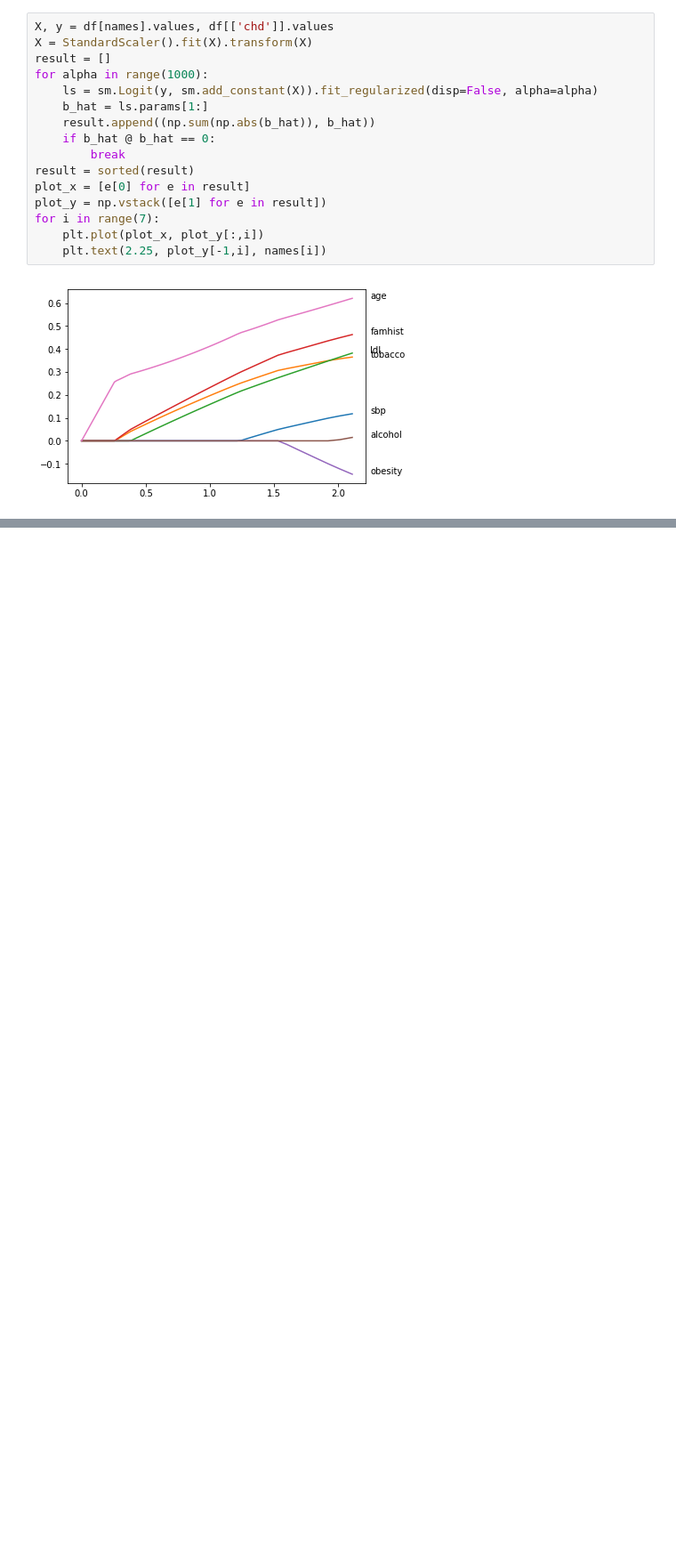
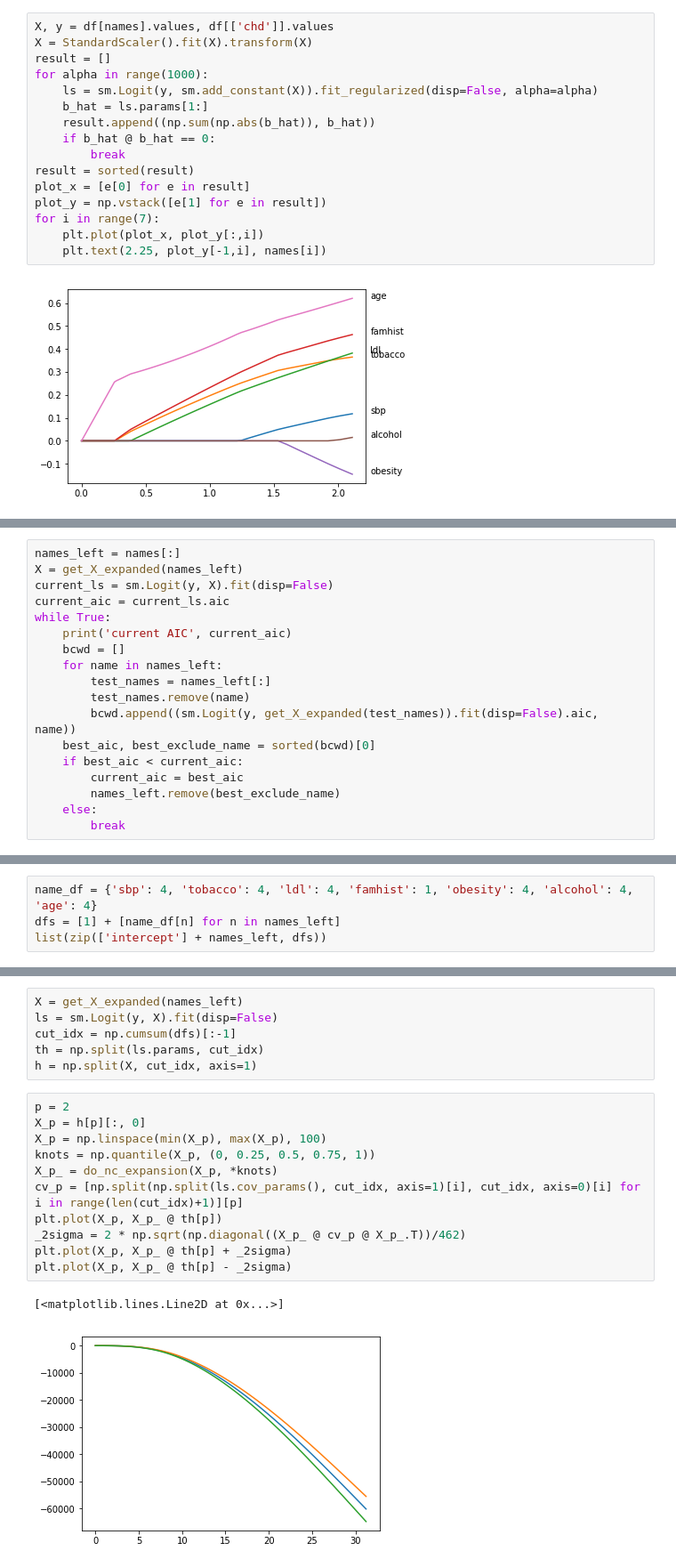
Before and after one commit to empathy87/The-Elements-of-Statistical-Learning-Python-Notebooks, a Jupyter notebook: examples/South African Heart Disease.ipynb, the cells around one changed output, grey strips where cells are left out. Shown at 89% size. Drawn from its saved outputs; the diff is of its cells as text; blank space fills up the shorter version.

Commit message:
basis expansion

```diff
--- a/examples/South African Heart Disease.ipynb
+++ b/examples/South African Heart Disease.ipynb
@@ -103,0 +138,18 @@ for i in range(7):
+# %%
+names_left = names[:]
+X = get_X_expanded(names_left)
+current_ls = sm.Logit(y, X).fit(disp=False)
+current_aic = current_ls.aic
+while True:
+    print('current AIC', current_aic)
+    bcwd = []
+    for name in names_left:
+        test_names = names_left[:]
+        test_names.remove(name)
+        bcwd.append((sm.Logit(y, get_X_expanded(test_names)).fit(disp=False).aic, name))
+    best_aic, best_exclude_name = sorted(bcwd)[0]
+    if best_aic < current_aic:
+        current_aic = best_aic
+        names_left.remove(best_exclude_name)
+    else:
+        break
@@ -103,0 +168,4 @@ for i in range(7):
+# %%
+name_df = {'sbp': 4, 'tobacco': 4, 'ldl': 4, 'famhist': 1, 'obesity': 4, 'alcohol': 4, 'age': 4}
+dfs = [1] + [name_df[n] for n in names_left]
+list(zip(['intercept'] + names_left, dfs))
@@ -103,0 +180,20 @@ for i in range(7):
+# %%
+X = get_X_expanded(names_left)
+ls = sm.Logit(y, X).fit(disp=False)
+cut_idx = np.cumsum(dfs)[:-1]
+th = np.split(ls.params, cut_idx)
+h = np.split(X, cut_idx, axis=1)
+# %%
+p = 2
+X_p = h[p][:, 0]
+X_p = np.linspace(min(X_p), max(X_p), 100)
+knots = np.quantile(X_p, (0, 0.25, 0.5, 0.75, 1))
+X_p_ = do_nc_expansion(X_p, *knots)
+cv_p = [np.split(np.split(ls.cov_params(), cut_idx, axis=1)[i], cut_idx, axis=0)[i] for i in range(len(cut_idx)+1)][p]
+plt.plot(X_p, X_p_ @ th[p])
+_2sigma = 2 * np.sqrt(np.diagonal((X_p_ @ cv_p @ X_p_.T))/462)
+plt.plot(X_p, X_p_ @ th[p] + _2sigma)
+plt.plot(X_p, X_p_ @ th[p] - _2sigma)
+# %% [output]
+[<matplotlib.lines.Line2D at 0x...>]
+[figure, added]
```
Also changed, not shown: parts of 11 cells of this notebook, 3 other files.
